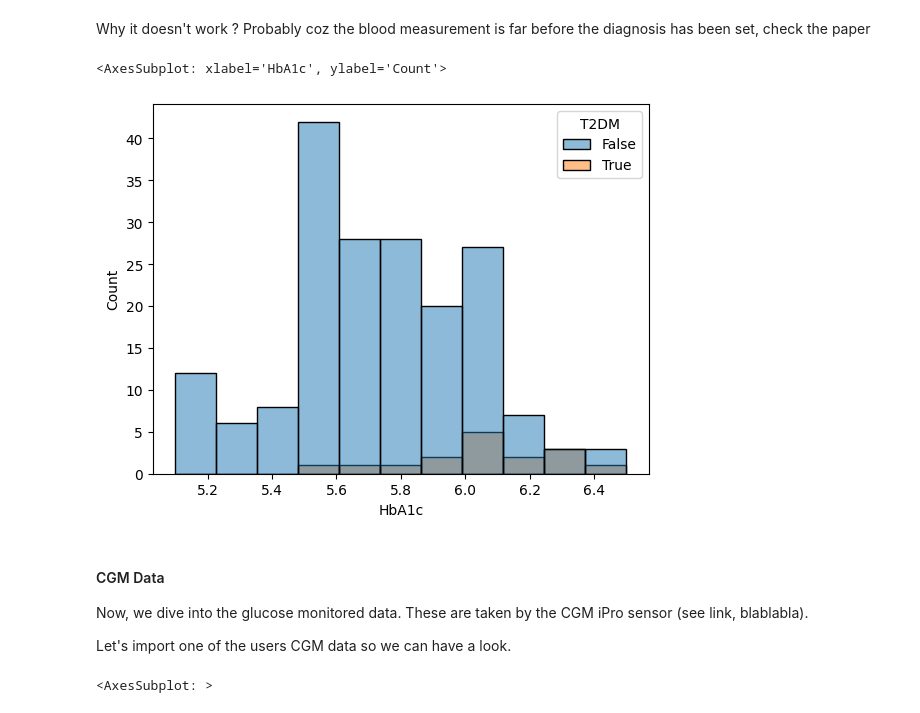
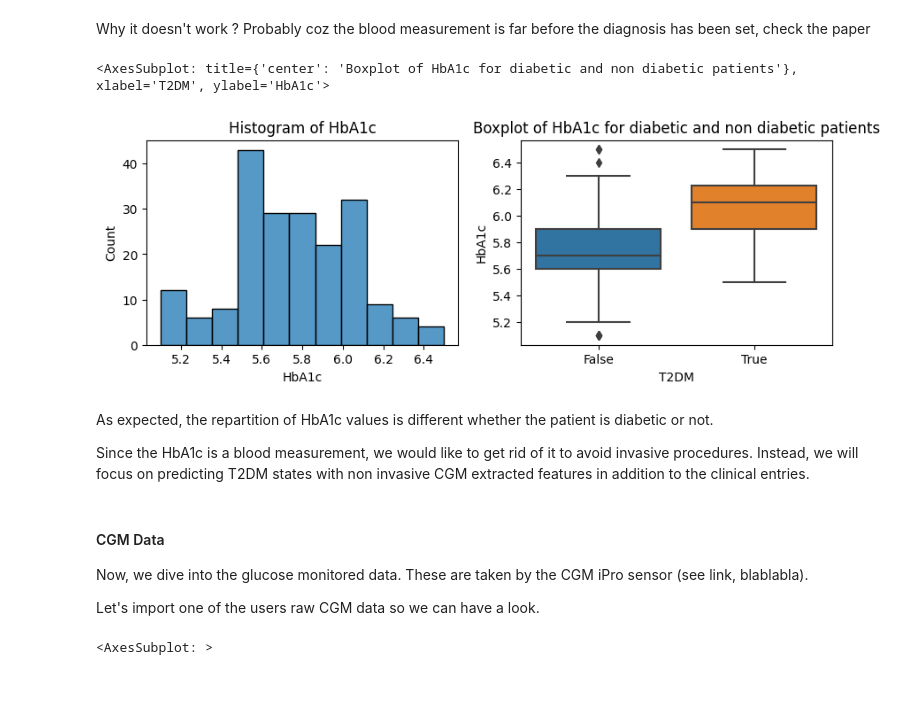
Before and after one commit to AlexandreChaussard/Datacamp-Project, a Jupyter notebook: DT2_starting_kit.ipynb, the cells around one changed output. Saved outputs shown, nothing was run; the diff lists cells and outputs as text; code cells hidden in the pictures; blank space fills up the shorter version.

```diff
--- a/DT2_starting_kit.ipynb
+++ b/DT2_starting_kit.ipynb
@@ -222,14 +304,24 @@ sns.boxplot(data=df_hba1c, x="T2DM", y = "HbA1c")
 [figure]
 # %% [markdown]
 Why it doesn't work ? Probably coz the blood measurement is far before the diagnosis has been set, check the paper
-# %%
-sns.histplot(data=df_hba1c, hue="T2DM", x = "HbA1c")
-# %% [output]
-<AxesSubplot: xlabel='HbA1c', ylabel='Count'>
-[figure, removed]
+# %%
+plt.figure(figsize=(10,3))
+plt.subplot(1,2,1)
+plt.title("Histogram of HbA1c")
+sns.histplot(data=df_hba1c, x="HbA1c")
+plt.subplot(1,2,2)
+plt.title("Boxplot of HbA1c for diabetic and non diabetic patients")
+sns.boxplot(data=df_hba1c, x="T2DM", y="HbA1c")
+# %% [output]
+<AxesSubplot: title={'center': 'Boxplot of HbA1c for diabetic and non diabetic patients'}, xlabel='T2DM', ylabel='HbA1c'>
+[figure, added]
+# %% [markdown]
+As expected, the repartition of HbA1c values is different whether the patient is diabetic or not.
+
+Since the HbA1c is a blood measurement, we would like to get rid of it to avoid invasive procedures. Instead, we will focus on predicting T2DM states with non invasive CGM extracted features in addition to the clinical entries.
 # %% [markdown]
 #### CGM Data
 
 Now, we dive into the glucose monitored data. These are taken by the CGM iPro sensor (see link, blablabla).
 
-Let's import one of the users CGM data so we can have a look.
+Let's import one of the users raw CGM data so we can have a look.
```
Also changed, not shown: parts of 34 cells of this notebook, 1 other file.
